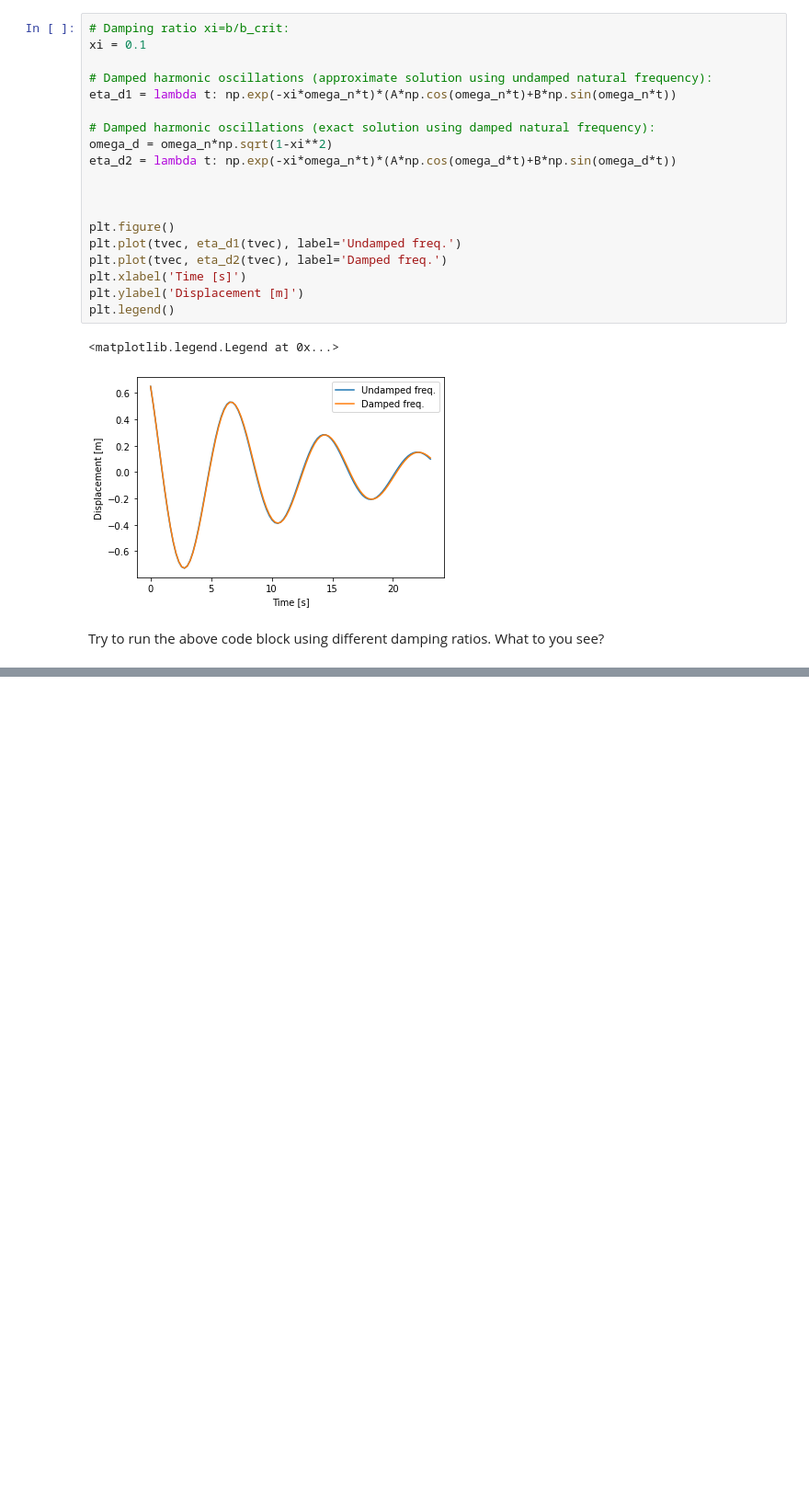
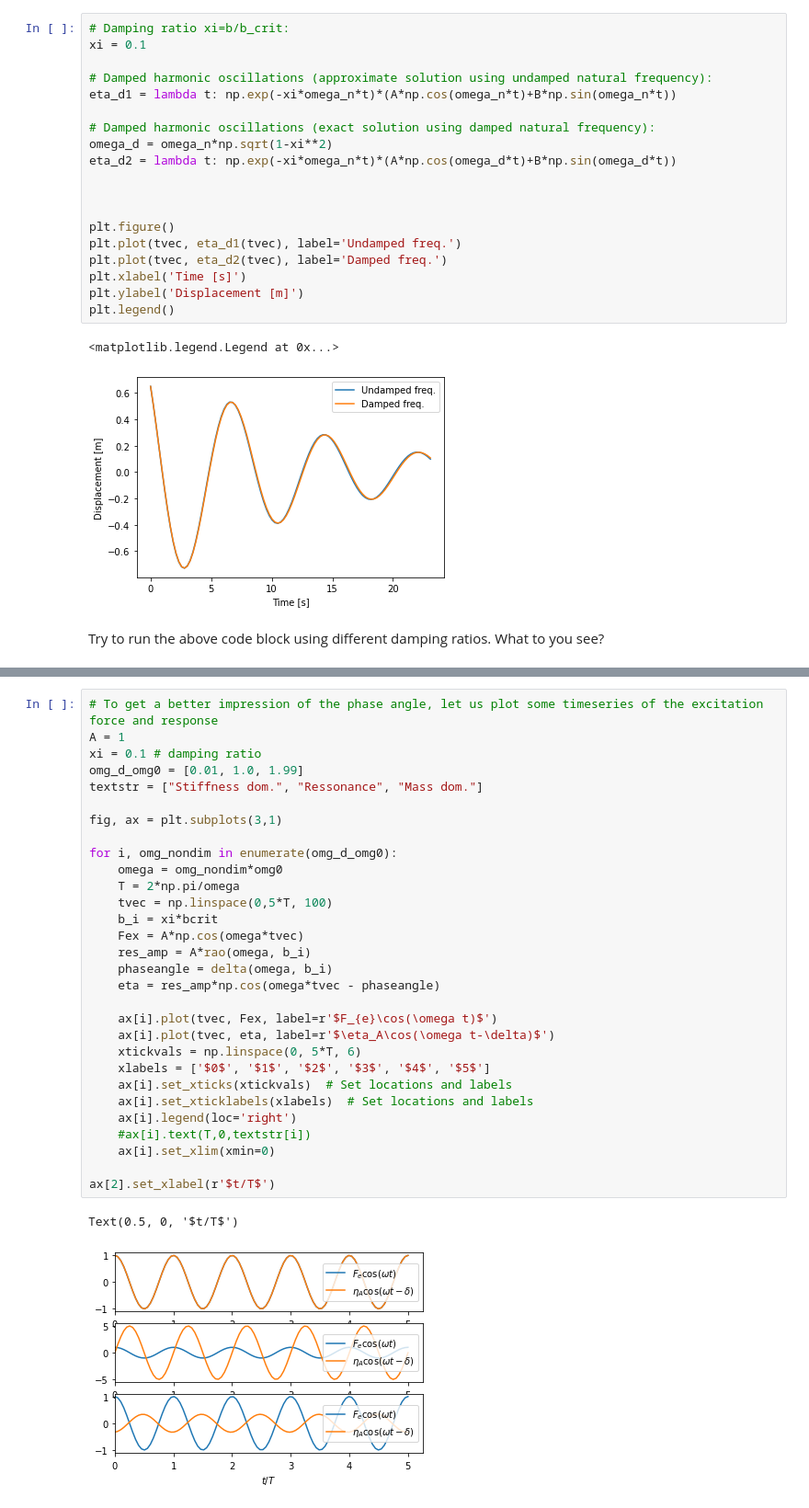
Before and after one commit to hydrodavid/tmr4247, a Jupyter notebook: Lecture_6.ipynb, the cells around one changed output, grey strips where cells are left out. Shown at 92% size. Cells and saved outputs as stored; diff of their text form; blank space fills up the shorter version.

```diff
--- a/Lecture_6.ipynb
+++ b/Lecture_6.ipynb
@@ -300,0 +311,33 @@ ax2.legend()
+# %%
+# To get a better impression of the phase angle, let us plot some timeseries of the excitation force and response
+A = 1
+xi = 0.1 # damping ratio
+omg_d_omg0 = [0.01, 1.0, 1.99]
+textstr = ["Stiffness dom.", "Ressonance", "Mass dom."]
+
+fig, ax = plt.subplots(3,1)
+
+for i, omg_nondim in enumerate(omg_d_omg0):
+    omega = omg_nondim*omg0
+    T = 2*np.pi/omega
+    tvec = np.linspace(0,5*T, 100)
+    b_i = xi*bcrit
+    Fex = A*np.cos(omega*tvec)
+    res_amp = A*rao(omega, b_i)
+    phaseangle = delta(omega, b_i)
+    eta = res_amp*np.cos(omega*tvec - phaseangle)
+
+    ax[i].plot(tvec, Fex, label=r'$F_{e}\cos(\omega t)$')
+    ax[i].plot(tvec, eta, label=r'$\eta_A\cos(\omega t-\delta)$')
+    xtickvals = np.linspace(0, 5*T, 6)
+    xlabels = ['$0$', '$1$', '$2$', '$3$', '$4$', '$5$']
+    ax[i].set_xticks(xtickvals)  # Set locations and labels
+    ax[i].set_xticklabels(xlabels)  # Set locations and labels
+    ax[i].legend(loc='right')
+    #ax[i].text(T,0,textstr[i])
+    ax[i].set_xlim(xmin=0)
+
+ax[2].set_xlabel(r'$t/T$')
+# %% [output]
+Text(0.5, 0, '$t/T$')
+[figure, added]
```
Also changed, not shown: parts of 9 cells of this notebook, 1 other file.
